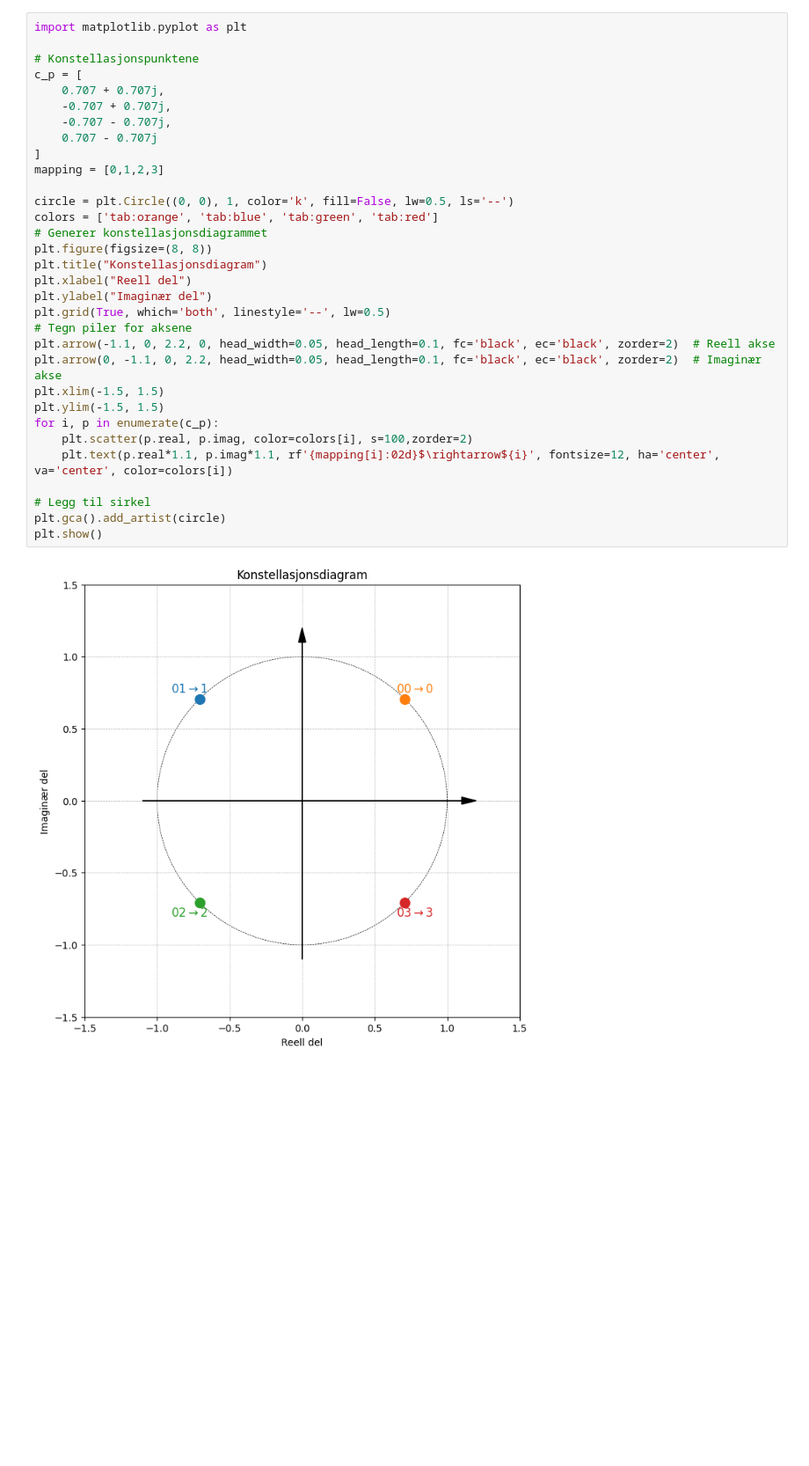
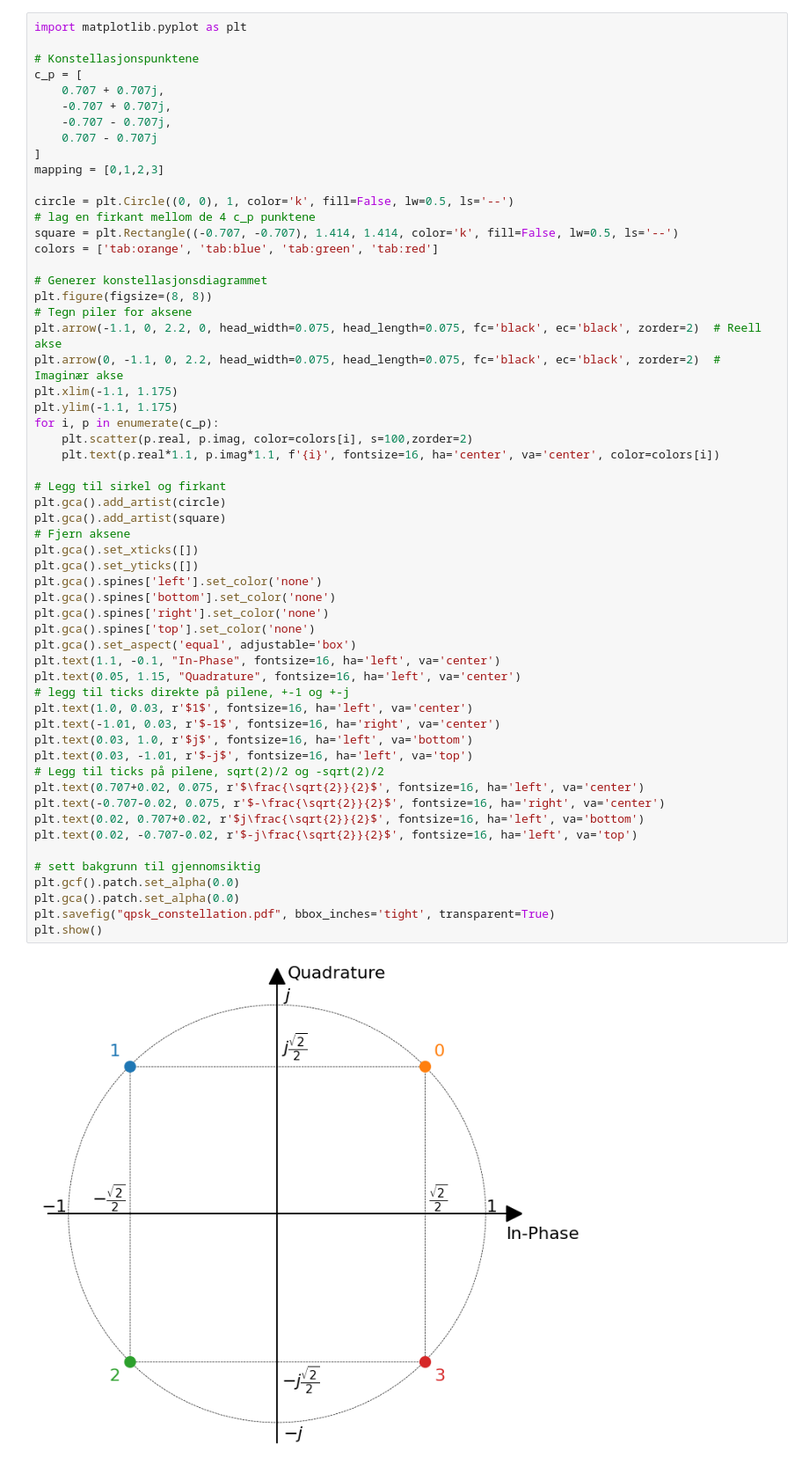
Before and after one commit to SkaugJr/TTT4145-Radiokommunikasjon, a Jupyter notebook: Prosjekt/constellation.ipynb, the cells around one changed output. Shown: that part at 88% size. Drawn from its saved outputs; the diff is of its cells as text; blank space fills up the shorter version.

```diff
--- a/Prosjekt/constellation.ipynb
+++ b/Prosjekt/constellation.ipynb
@@ -1,34 +1,59 @@
 # %%
 import matplotlib.pyplot as plt
 
 # Konstellasjonspunktene
 c_p = [
     0.707 + 0.707j,
     -0.707 + 0.707j,
     -0.707 - 0.707j,
     0.707 - 0.707j
 ]
 mapping = [0,1,2,3]
 
 circle = plt.Circle((0, 0), 1, color='k', fill=False, lw=0.5, ls='--')
+# lag en firkant mellom de 4 c_p punktene
+square = plt.Rectangle((-0.707, -0.707), 1.414, 1.414, color='k', fill=False, lw=0.5, ls='--')
 colors = ['tab:orange', 'tab:blue', 'tab:green', 'tab:red']
+
 # Generer konstellasjonsdiagrammet
 plt.figure(figsize=(8, 8))
-plt.title("Konstellasjonsdiagram")
-plt.xlabel("Reell del")
-plt.ylabel("Imaginær del")
-plt.grid(True, which='both', linestyle='--', lw=0.5)
 # Tegn piler for aksene
-plt.arrow(-1.1, 0, 2.2, 0, head_width=0.05, head_length=0.1, fc='black', ec='black', zorder=2)  # Reell akse
-plt.arrow(0, -1.1, 0, 2.2, head_width=0.05, head_length=0.1, fc='black', ec='black', zorder=2)  # Imaginær akse
-plt.xlim(-1.5, 1.5)
-plt.ylim(-1.5, 1.5)
+plt.arrow(-1.1, 0, 2.2, 0, head_width=0.075, head_length=0.075, fc='black', ec='black', zorder=2)  # Reell akse
+plt.arrow(0, -1.1, 0, 2.2, head_width=0.075, head_length=0.075, fc='black', ec='black', zorder=2)  # Imaginær akse
+plt.xlim(-1.1, 1.175)
+plt.ylim(-1.1, 1.175)
 for i, p in enumerate(c_p):
     plt.scatter(p.real, p.imag, color=colors[i], s=100,zorder=2)
-    plt.text(p.real*1.1, p.imag*1.1, rf'{mapping[i]:02d}$\rightarrow${i}', fontsize=12, ha='center', va='center', color=colors[i])
+    plt.text(p.real*1.1, p.imag*1.1, f'{i}', fontsize=16, ha='center', va='center', color=colors[i])
 
-# Legg til sirkel
+# Legg til sirkel og firkant
 plt.gca().add_artist(circle)
+plt.gca().add_artist(square)
+# Fjern aksene
+plt.gca().set_xticks([])
+plt.gca().set_yticks([])
+plt.gca().spines['left'].set_color('none')
+plt.gca().spines['bottom'].set_color('none')
+plt.gca().spines['right'].set_color('none')
+plt.gca().spines['top'].set_color('none')
+plt.gca().set_aspect('equal', adjustable='box')
+plt.text(1.1, -0.1, "In-Phase", fontsize=16, ha='left', va='center')
+plt.text(0.05, 1.15, "Quadrature", fontsize=16, ha='left', va='center')
+# legg til ticks direkte på pilene, +-1 og +-j
+plt.text(1.0, 0.03, r'$1$', fontsize=16, ha='left', va='center')
+plt.text(-1.01, 0.03, r'$-1$', fontsize=16, ha='right', va='center')
+plt.text(0.03, 1.0, r'$j$', fontsize=16, ha='left', va='bottom')
+plt.text(0.03, -1.01, r'$-j$', fontsize=16, ha='left', va='top')
+# Legg til ticks på pilene, sqrt(2)/2 og -sqrt(2)/2
+plt.text(0.707+0.02, 0.075, r'$\frac{\sqrt{2}}{2}$', fontsize=16, ha='left', va='center')
+plt.text(-0.707-0.02, 0.075, r'$-\frac{\sqrt{2}}{2}$', fontsize=16, ha='right', va='center')
+plt.text(0.02, 0.707+0.02, r'$j\frac{\sqrt{2}}{2}$', fontsize=16, ha='left', va='bottom')
+plt.text(0.02, -0.707-0.02, r'$-j\frac{\sqrt{2}}{2}$', fontsize=16, ha='left', va='top')
+
+# sett bakgrunn til gjennomsiktig
+plt.gcf().patch.set_alpha(0.0)
+plt.gca().patch.set_alpha(0.0)
+plt.savefig("qpsk_constellation.pdf", bbox_inches='tight', transparent=True)
 plt.show()
 # %% [output]
-[figure, old version]
+[figure, new version]
```
Also changed, not shown: 1 other file.
